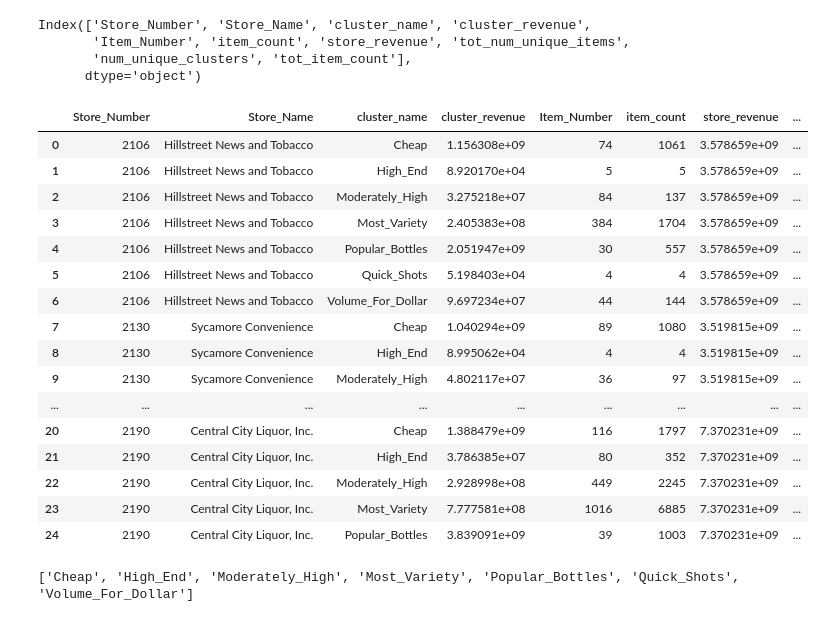
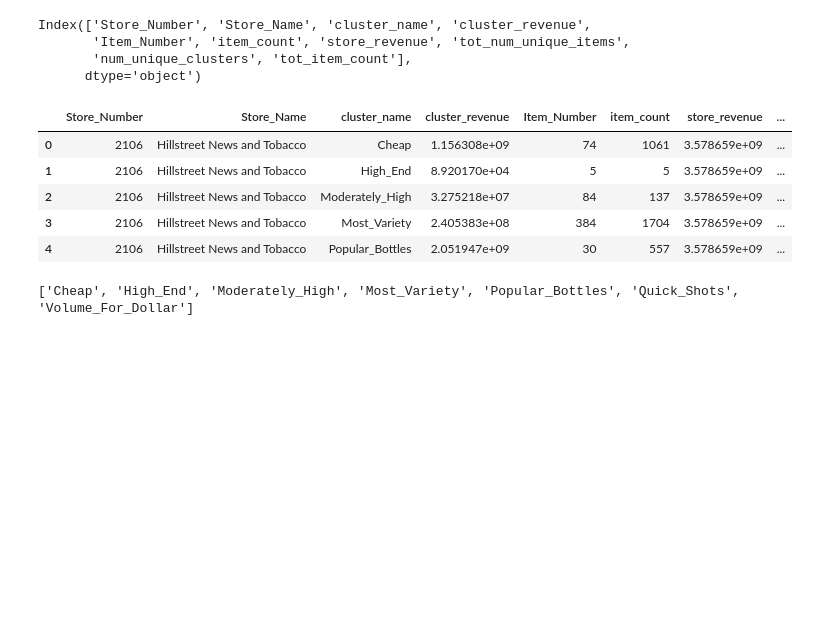
Before and after one commit to dgarbato/capstone, a Jupyter notebook: get store information on clusters.ipynb, the cells around one changed output. Cells and saved outputs as stored; diff of their text form; code cells hidden in the pictures; blank space fills up the shorter version.

```diff
--- a/get store information on clusters.ipynb
+++ b/get store information on clusters.ipynb
@@ -692,25 +755,14 @@ sTores_revenue_combined['prod_count_pct'] = sTores_revenue_combined.item_count /
 # %%
 pd.set_option('display.max_columns', None)
 # sTores_revenue_combined = sTores_revenue_combined.reset_index()
-sTores_revenue_combined.head(25)
+sTores_revenue_combined.head(5)
 # %% [output]
 |  | Store_Number | Store_Name | cluster_name | cluster_revenue | Item_Number | item_count | store_revenue | ... |
 | 0 | 2106 | Hillstreet News and Tobacco | Cheap | 1.156308e+09 | 74 | 1061 | 3.578659e+09 | ... |
 | 1 | 2106 | Hillstreet News and Tobacco | High_End | 8.920170e+04 | 5 | 5 | 3.578659e+09 | ... |
 | 2 | 2106 | Hillstreet News and Tobacco | Moderately_High | 3.275218e+07 | 84 | 137 | 3.578659e+09 | ... |
 | 3 | 2106 | Hillstreet News and Tobacco | Most_Variety | 2.405383e+08 | 384 | 1704 | 3.578659e+09 | ... |
 | 4 | 2106 | Hillstreet News and Tobacco | Popular_Bottles | 2.051947e+09 | 30 | 557 | 3.578659e+09 | ... |
-| 5 | 2106 | Hillstreet News and Tobacco | Quick_Shots | 5.198403e+04 | 4 | 4 | 3.578659e+09 | ... |
-| 6 | 2106 | Hillstreet News and Tobacco | Volume_For_Dollar | 9.697234e+07 | 44 | 144 | 3.578659e+09 | ... |
-| 7 | 2130 | Sycamore Convenience | Cheap | 1.040294e+09 | 89 | 1080 | 3.519815e+09 | ... |
-| 8 | 2130 | Sycamore Convenience | High_End | 8.995062e+04 | 4 | 4 | 3.519815e+09 | ... |
-| 9 | 2130 | Sycamore Convenience | Moderately_High | 4.802117e+07 | 36 | 97 | 3.519815e+09 | ... |
-| ... | ... | ... | ... | ... | ... | ... | ... | ... |
-| 20 | 2190 | Central City Liquor, Inc. | Cheap | 1.388479e+09 | 116 | 1797 | 7.370231e+09 | ... |
-| 21 | 2190 | Central City Liquor, Inc. | High_End | 3.786385e+07 | 80 | 352 | 7.370231e+09 | ... |
-| 22 | 2190 | Central City Liquor, Inc. | Moderately_High | 2.928998e+08 | 449 | 2245 | 7.370231e+09 | ... |
-| 23 | 2190 | Central City Liquor, Inc. | Most_Variety | 7.777581e+08 | 1016 | 6885 | 7.370231e+09 | ... |
-| 24 | 2190 | Central City Liquor, Inc. | Popular_Bottles | 3.839091e+09 | 39 | 1003 | 7.370231e+09 | ... |
 # %%
 # df.pivot(columns = 'var', values='val')
 stores_rev_pct = sTores_revenue_combined.pivot_table(index='Store_Number', columns = 'cluster_name', values = 'revenue_pct')
```
Also changed, not shown: parts of 91 cells of this notebook, 7 other files.
